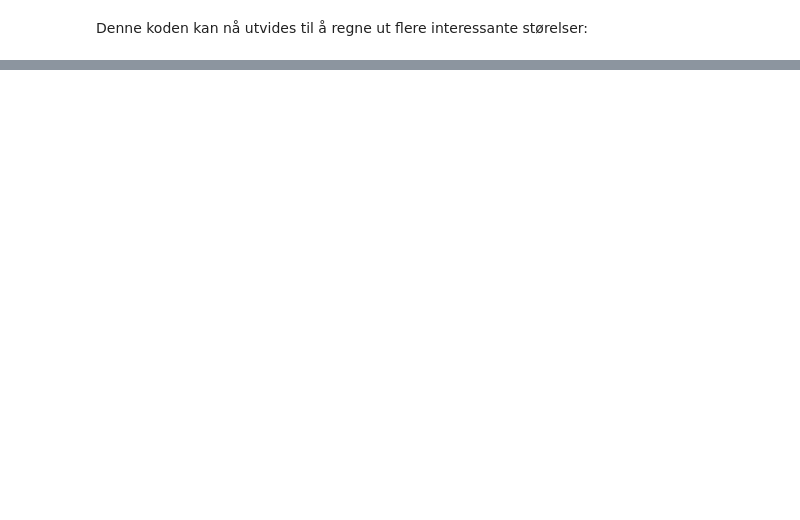
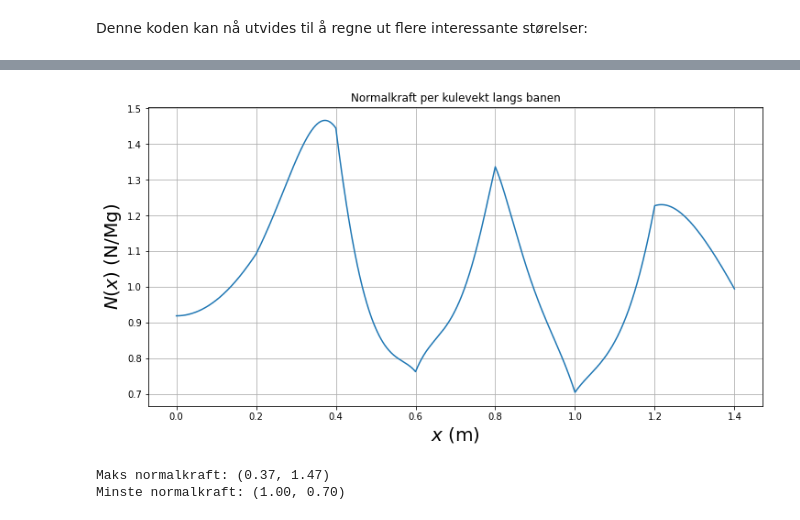
Before and after one commit to Oyveloper/fysikk-lab, a Jupyter notebook: cubicspline.ipynb, the cells around one changed output, grey strips where cells are left out. Saved outputs shown, nothing was run; the diff lists cells and outputs as text; code cells hidden in the pictures; blank space fills up the shorter version.

```diff
--- a/cubicspline.ipynb
+++ b/cubicspline.ipynb
@@ -79,0 +150,23 @@ Denne koden kan nå utvides til å regne ut flere interessante størelser:
+# %%
+def a_perp(x):
+    return np.square(v(x)) * krumning(x)
+def N(x):
+    return M * (g * np.cos(beta(x)) + a_perp(x))
+# %%
+k_fig = plt.figure('N(x)',figsize=(12,6))
+n = N(x) / (M*g)
+plt.plot(x, n)
+plt.title('Normalkraft per kulevekt langs banen')
+plt.xlabel('$x$ (m)',fontsize=20)
+plt.ylabel('$N(x)$ (N/Mg)',fontsize=20)
+plt.grid()
+plt.savefig("figures/normal.jpg")
+plt.show()
+
+
+print(f"Maks normalkraft: ({x[np.argmax(n)]:.2f}, {max(n):.2f})")
+print(f"Minste normalkraft: ({x[np.argmin(n)]:.2f}, {min(n):.2f})")
+# %% [output]
+[figure, added]
+Maks normalkraft: (0.37, 1.47)
+Minste normalkraft: (1.00, 0.70)
```
Also changed, not shown: parts of 14 cells of this notebook, 8 other files.
